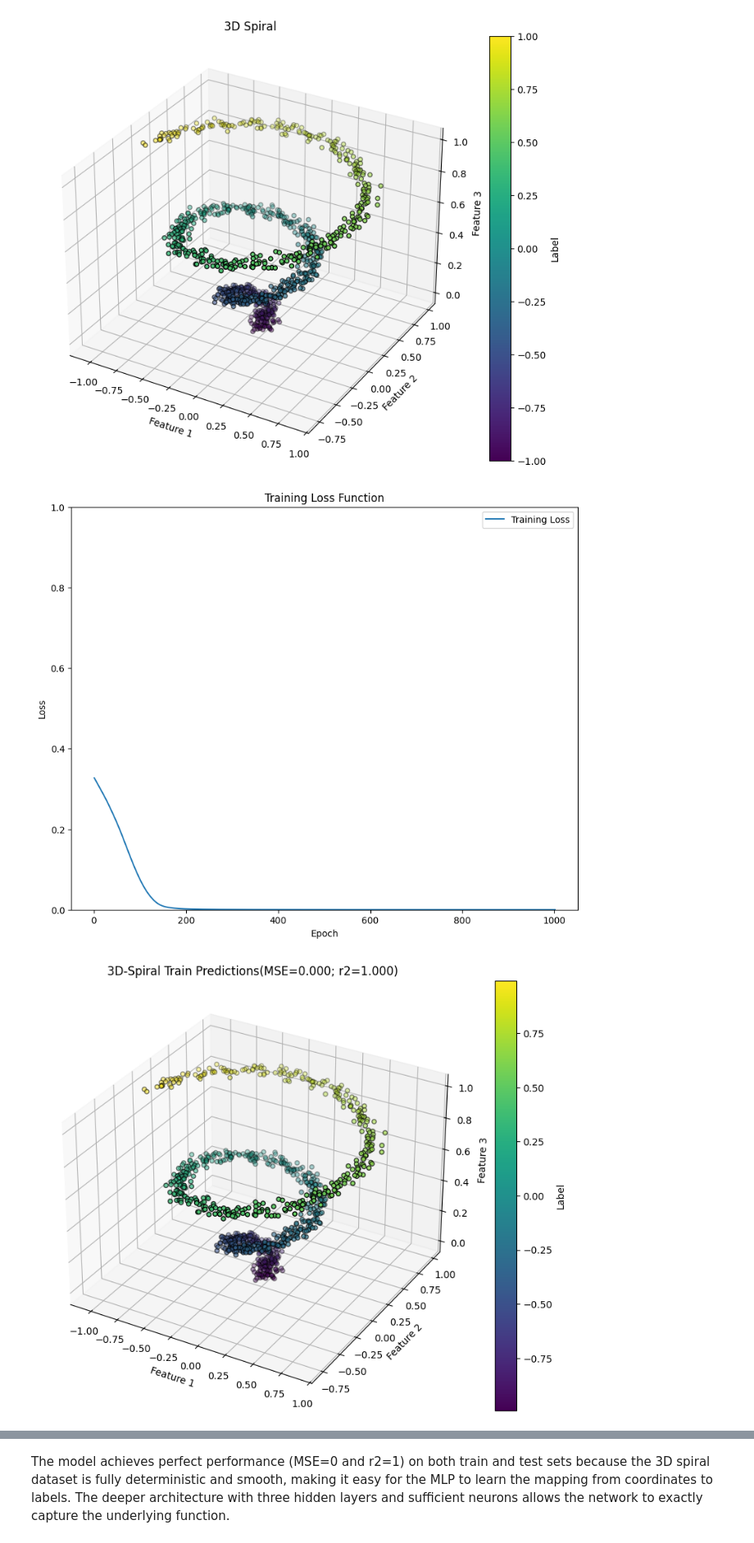
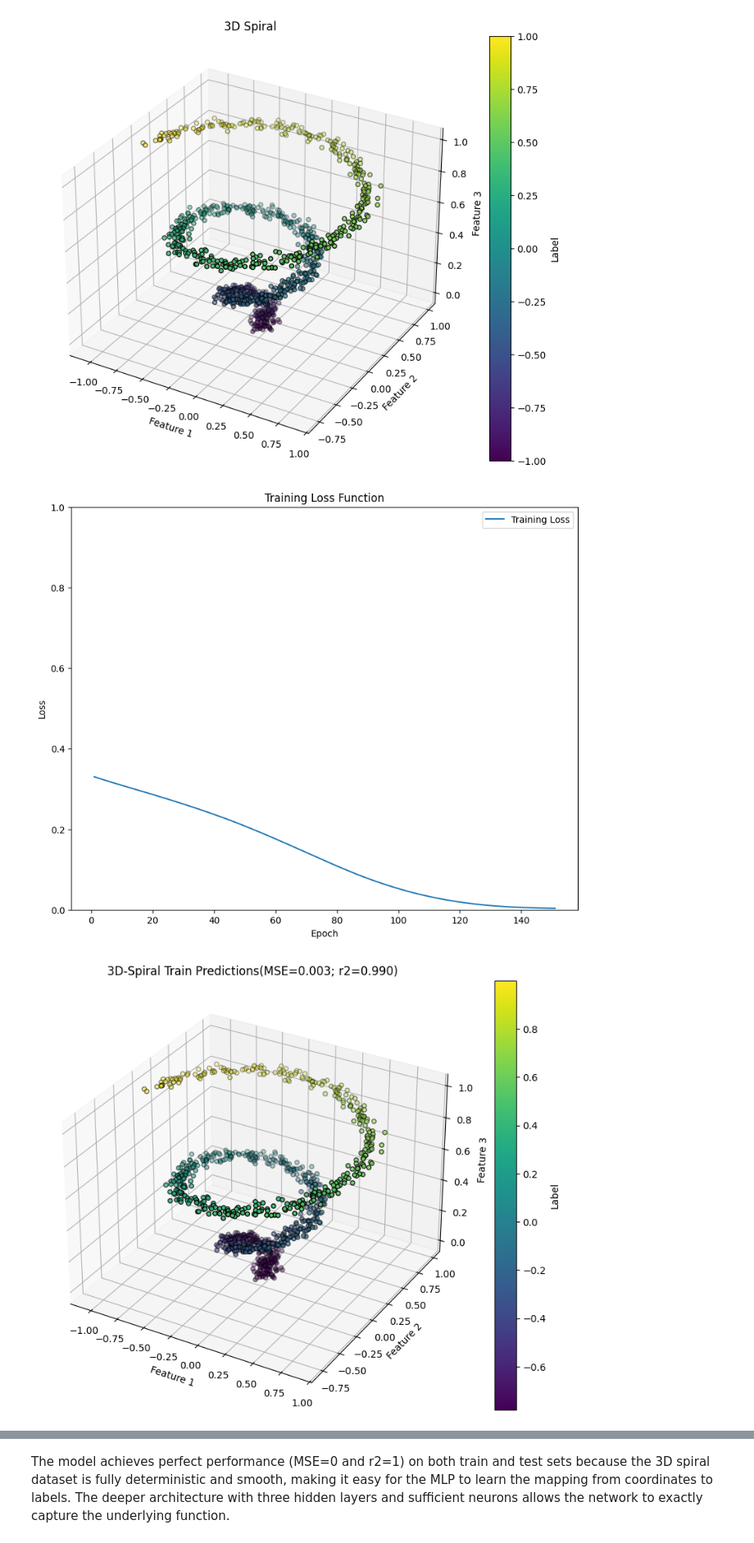
Before and after one commit to JonathanZmora/IntroToDeepLearning, a Jupyter notebook: DL_HW1_I.ipynb, the cells around one changed output, grey strips where cells are left out. Shown at 82% size. Cells and saved outputs as stored; diff of their text form; code cells hidden in the pictures.

```diff
--- a/DL_HW1_I.ipynb
+++ b/DL_HW1_I.ipynb
@@ -777,7 +775,6 @@ plot_spiral_3d(X_train, y_train)
 X_train_tensor, y_train_tensor = preprocess_regression_data(X_train, y_train)
 X_test_tensor, y_test_tensor = preprocess_regression_data(X_test, y_test)
 
-# hidden was chosen arbitrarily
 input_size = 3
 hidden_size = 128
 output_size = 1
@@ -788,34 +785,33 @@ regression_model_3d = nn.Sequential(
     nn.Linear(hidden_size, hidden_size),
     nn.ReLU(),
     nn.Linear(hidden_size, hidden_size),
     nn.ReLU(),
     nn.Linear(hidden_size, output_size)
 ).to(device)
 criterion = nn.MSELoss()
 
-# was chosen arbitrarily
 lr = 0.0001
-num_epochs = 1_000
+num_epochs = 150
 
 optimizer = optim.Adam(regression_model_3d.parameters(), lr)
 
 regression_model_3d, train_losses = train(
     regression_model_3d, X_train_tensor, y_train_tensor, num_epochs, optimizer, criterion)
 
 y_test_pred, test_r2 = evaluate_regression(
     regression_model_3d, X_test_tensor, y_test_tensor)
 test_mse = evaluate_model_mse(regression_model_3d, X_test_tensor, y_test_tensor)
 
 y_train_pred, train_r2 = evaluate_regression(
     regression_model_3d, X_train_tensor, y_train_tensor)
 train_mse = evaluate_model_mse(regression_model_3d, X_train_tensor, y_train_tensor)
 
 plot_loss(train_losses)
 
 plot_spiral_3d_train_test(
     X_train, y_train_pred, train_mse, train_r2,
     X_test, y_test_pred, test_mse, test_r2
 )
 # %% [output]
-[figure, old version]
+[figure, new version]
-[figure, old version]
+[figure, new version]
```
Also changed, not shown: parts of 8 cells of this notebook.
